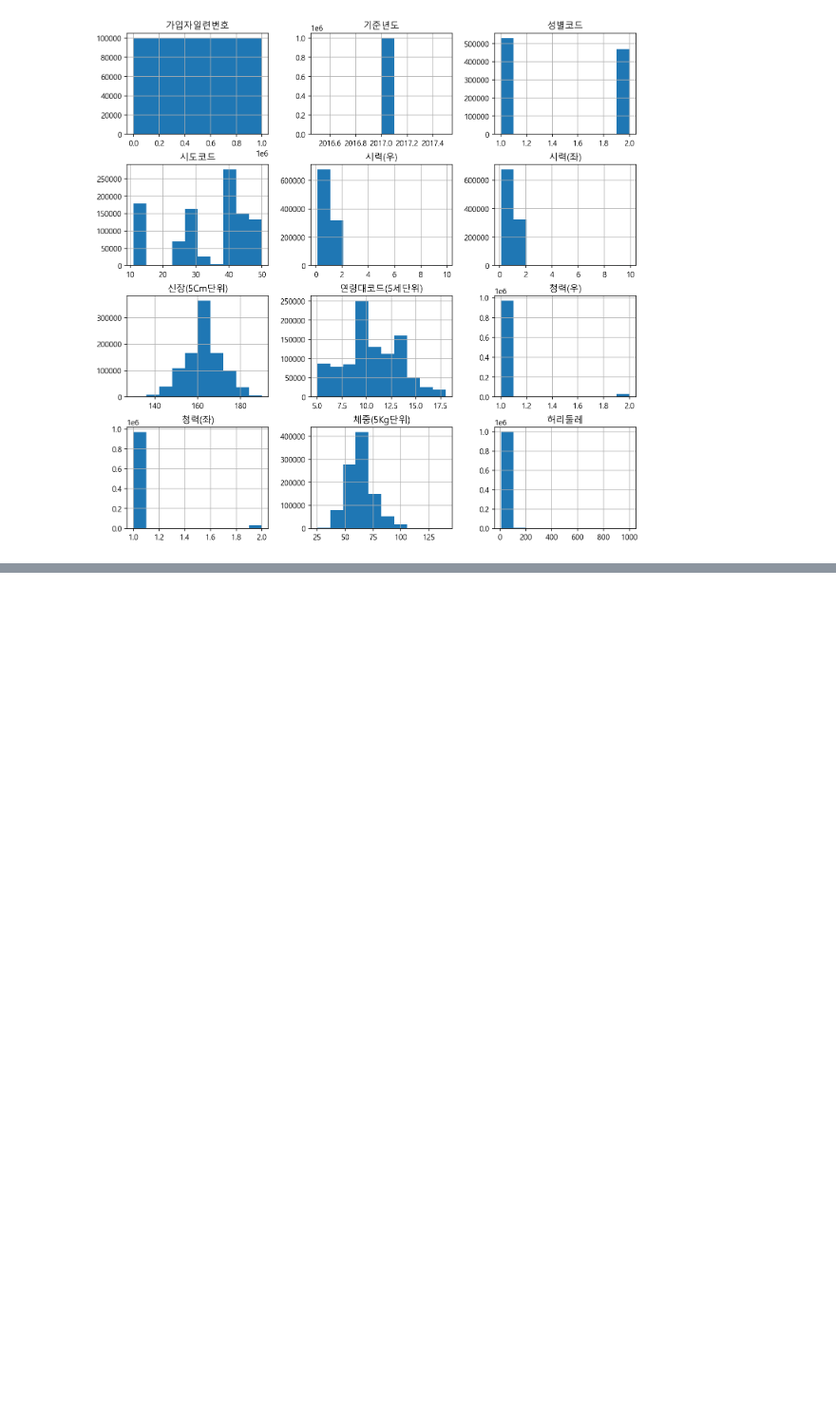
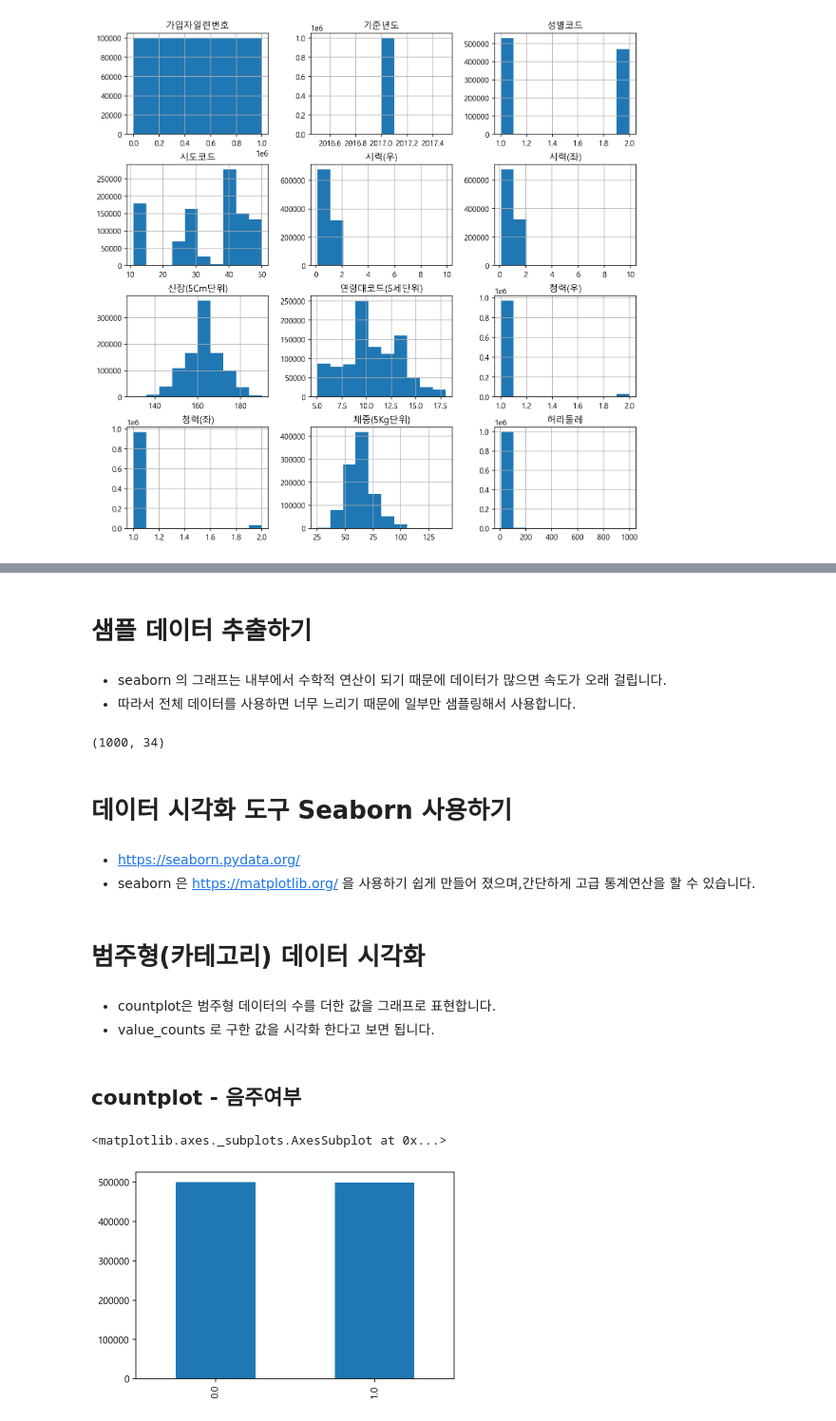
Before and after one commit to baesku789/jupyter, a Jupyter notebook: health-analysis-input.ipynb, the cells around one changed output, grey strips where cells are left out. Shown at 95% size. Drawn from its saved outputs; the diff is of its cells as text; code cells hidden in the pictures; blank space fills up the shorter version.

```diff
--- a/health-analysis-input.ipynb
+++ b/health-analysis-input.ipynb
@@ -363,0 +372,34 @@ h = df.iloc[:,:12].hist(figsize=(12,12))
+# %% [markdown]
+# 샘플 데이터 추출하기
+# %% [markdown]
+   + seaborn 의 그래프는 내부에서 수학적 연산이 되기 때문에 데이터가 많으면 속도가 오래 걸립니다.
+   + 따라서 전체 데이터를 사용하면 너무 느리기 때문에 일부만 샘플링해서 사용합니다.
+# %%
+# df.sample 을 통해 일부 데이터만 샘플데이터를 추출합니다.
+# random_state 를 사용해 샘플링되는 값을 고정할 수 있습니다.
+# 실험을 통제하기 위해 ramdom_state를 고정하기도 합니다.
+# 여기에서는 1을 사용하겠습니다. 이 값은 높든 낮든 상관없이 값을 고정시키는 역할을 합니다.
+
+df_sample = df.sample(1000 ,random_state=1)
+df_sample.shape
+# %% [output]
+(1000, 34)
+# %% [markdown]
+# 데이터 시각화 도구 Seaborn 사용하기
+# %% [markdown]
+   + https://seaborn.pydata.org/
+   + seaborn 은 https://matplotlib.org/ 을 사용하기 쉽게 만들어 졌으며,간단하게 고급 통계연산을 할 수 있습니다.
+# %% [markdown]
+# 범주형(카테고리) 데이터 시각화
+# %% [markdown]
+   + countplot은 범주형 데이터의 수를 더한 값을 그래프로 표현합니다.
+   + value_counts 로 구한 값을 시각화 한다고 보면 됩니다.
+# %% [markdown]
+## countplot - 음주여부
+# %%
+# 음주여부에 따른 countplot을 그립니다.
+
+df["음주여부"].value_counts().plot.bar()
+# %% [output]
+<matplotlib.axes._subplots.AxesSubplot at 0x...>
+[figure, added]
```
Also changed, not shown: parts of 20 cells of this notebook.
